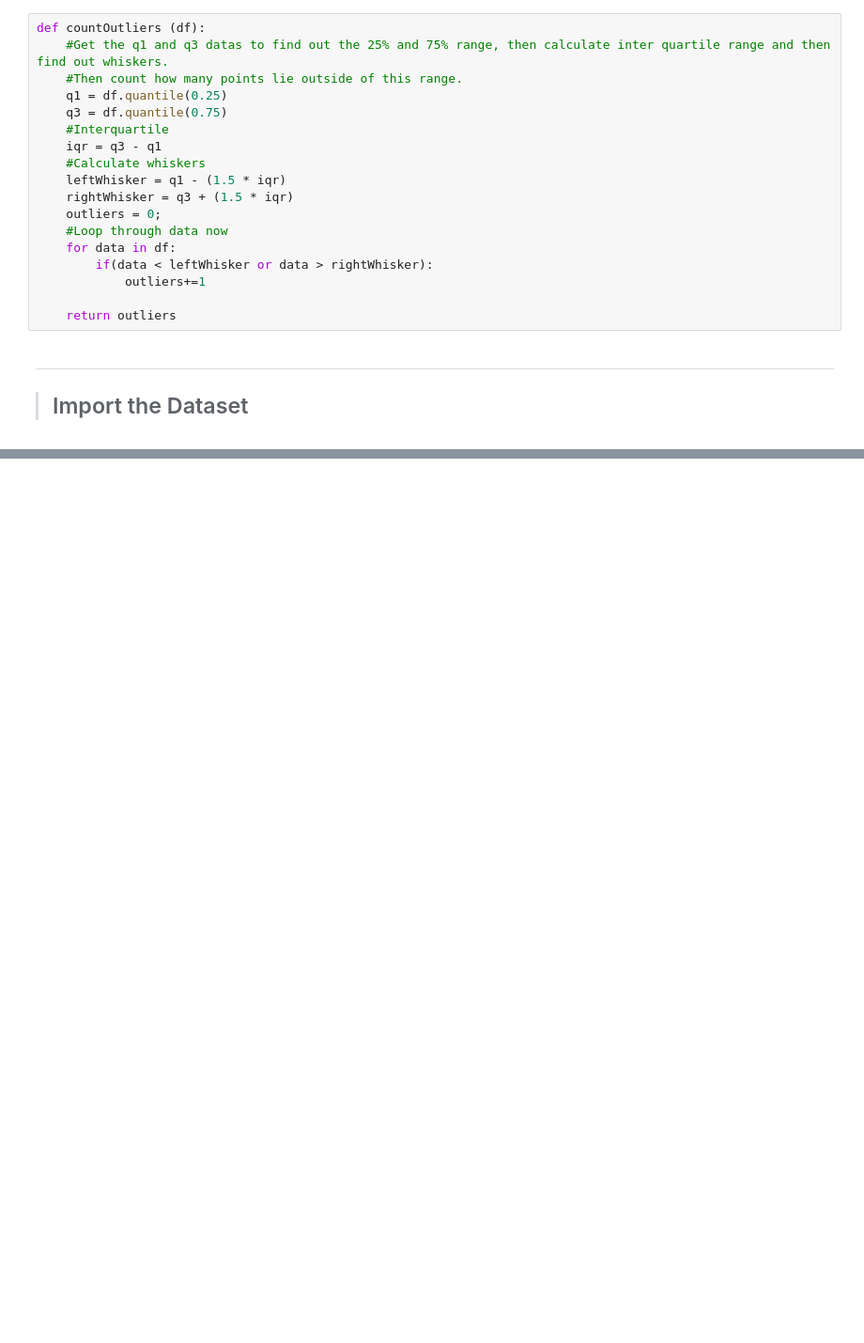
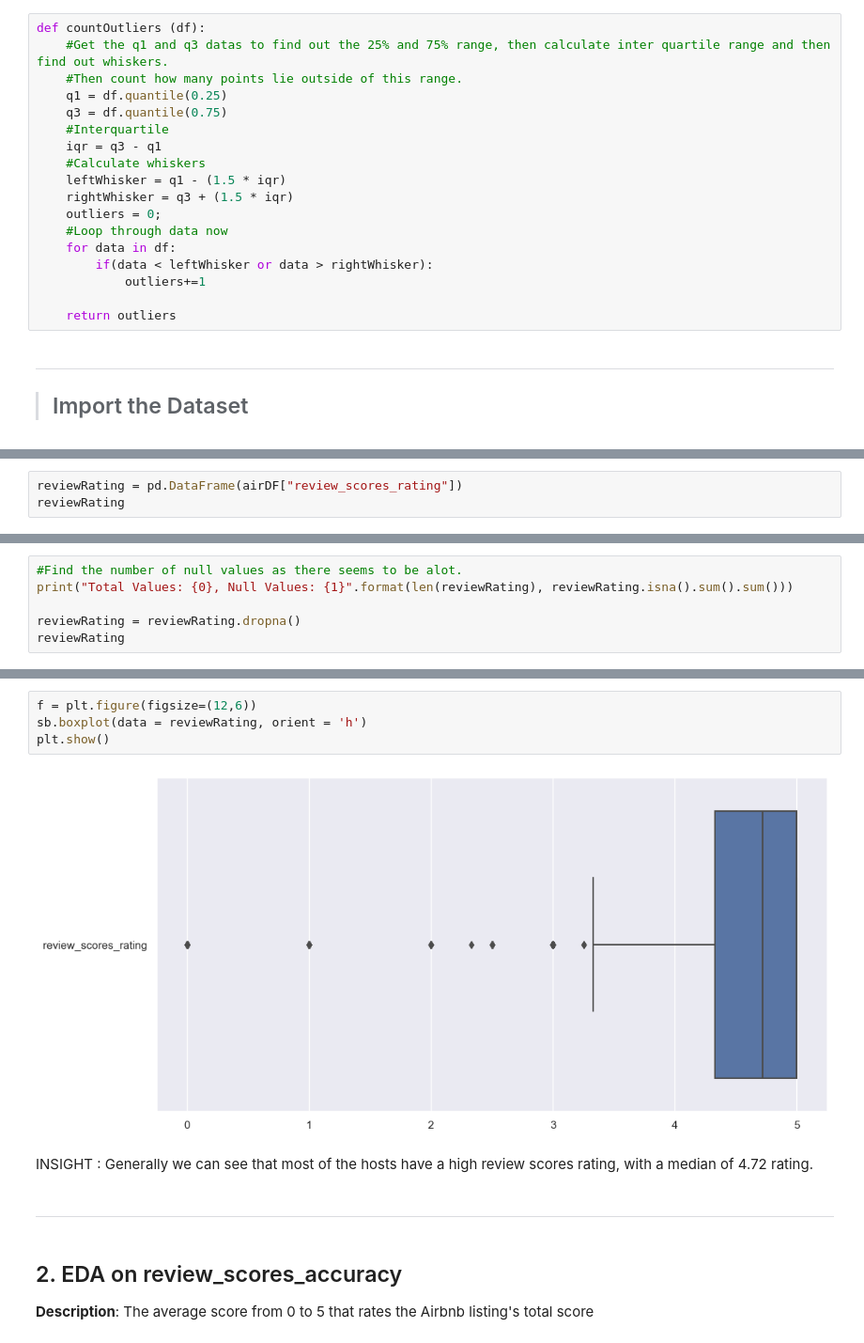
Before and after one commit to isaacchunn/SC1015_MiniPrj_Airbnb, a Jupyter notebook: EDA_Last25.ipynb, the cells around one changed output, grey strips where cells are left out. Shown at 94% size. Cells and saved outputs as stored; diff of their text form; blank space fills up the shorter version.

```diff
--- a/EDA_Last25.ipynb
+++ b/EDA_Last25.ipynb
@@ -189,0 +196,3 @@ Length: 75, dtype: object
+# %%
+reviewRating = pd.DataFrame(airDF["review_scores_rating"])
+reviewRating
@@ -189,0 +241,6 @@ Length: 75, dtype: object
+# %%
+#Find the number of null values as there seems to be alot.
+print("Total Values: {0}, Null Values: {1}".format(len(reviewRating), reviewRating.isna().sum().sum()))
+
+reviewRating = reviewRating.dropna()
+reviewRating
@@ -189,0 +274,13 @@ Length: 75, dtype: object
+# %%
+f = plt.figure(figsize=(12,6))
+sb.boxplot(data = reviewRating, orient = 'h')
+plt.show()
+# %% [output]
+[figure, added]
+# %% [markdown]
+ INSIGHT : Generally we can see that most of the hosts have a high review scores rating, with a median of  4.72 rating.
+# %% [markdown]
+---
+# %% [markdown]
+## 2. EDA on review_scores_accuracy
+<b>Description</b>: The average score from 0 to 5 that rates the Airbnb listing's total score
```
Also changed, not shown: parts of 96 cells of this notebook.
